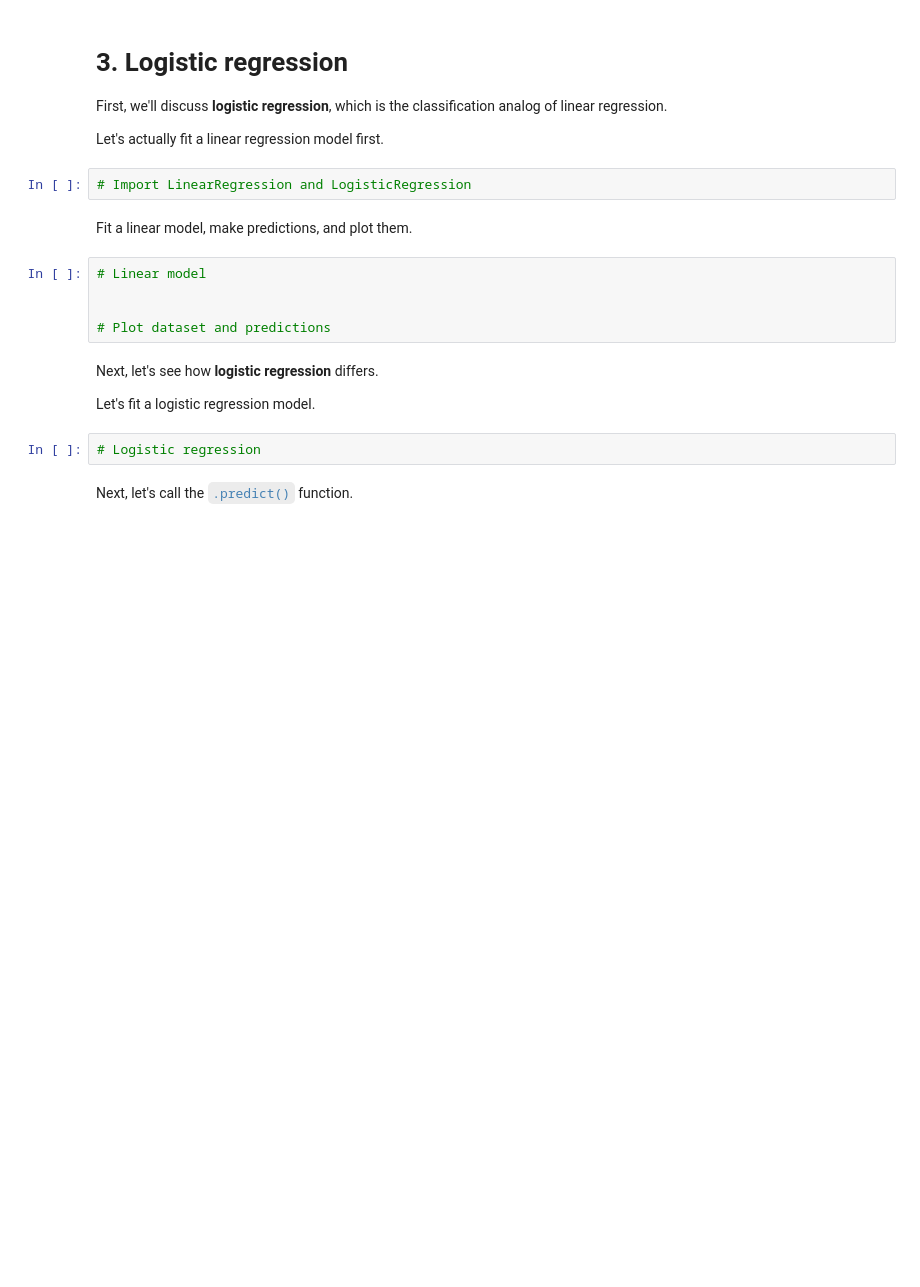
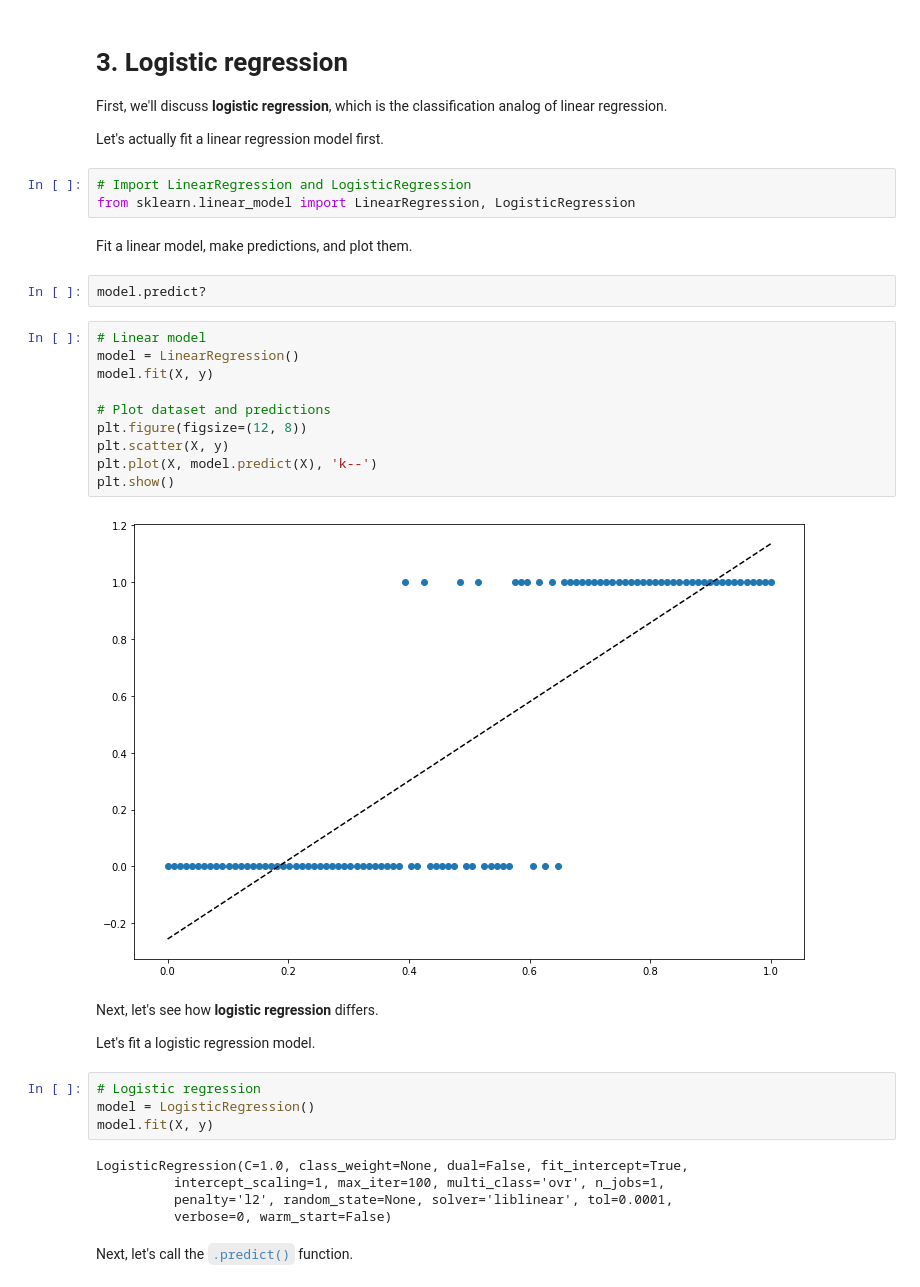
Before and after one commit to baskoroi/elite-ml, a Jupyter notebook: workbooks/project-3/Module 3 - Classification Algorithms.ipynb, the cells around one changed output. Cells and saved outputs as stored; diff of their text form; blank space fills up the shorter version.

```diff
--- a/workbooks/project-3/Module 3 - Classification Algorithms.ipynb
+++ b/workbooks/project-3/Module 3 - Classification Algorithms.ipynb
@@ -99,18 +163,35 @@ First, we'll discuss **logistic regression**, which is the classification analog
 Let's actually fit a linear regression model first.
 # %%
 # Import LinearRegression and LogisticRegression
+from sklearn.linear_model import LinearRegression, LogisticRegression
 # %% [markdown]
 Fit a linear model, make predictions, and plot them.
-# %%
-# Linear model
-
-
-# Plot dataset and predictions
+# %%
+model.predict?
+# %%
+# Linear model
+model = LinearRegression()
+model.fit(X, y)
+
+# Plot dataset and predictions
+plt.figure(figsize=(12, 8))
+plt.scatter(X, y)
+plt.plot(X, model.predict(X), 'k--')
+plt.show()
+# %% [output]
+[figure, added]
 # %% [markdown]
 Next, let's see how **logistic regression** differs.
 
 Let's fit a logistic regression model.
 # %%
 # Logistic regression
+model = LogisticRegression()
+model.fit(X, y)
+# %% [output]
+LogisticRegression(C=1.0, class_weight=None, dual=False, fit_intercept=True,
+          intercept_scaling=1, max_iter=100, multi_class='ovr', n_jobs=1,
+          penalty='l2', random_state=None, solver='liblinear', tol=0.0001,
+          verbose=0, warm_start=False)
 # %% [markdown]
 Next, let's call the <code style="color:steelblue">.predict()</code> function.
```
Also changed, not shown: parts of 27 cells of this notebook, 3 other files.
